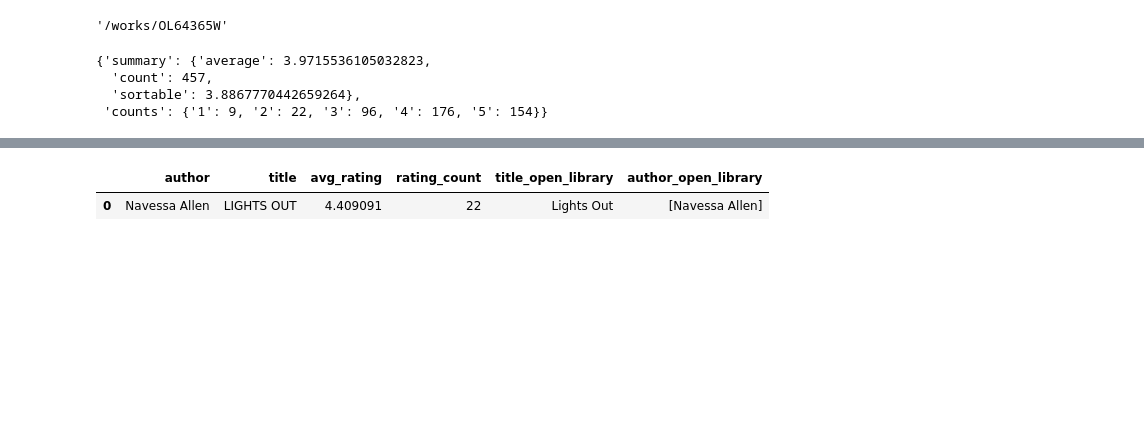
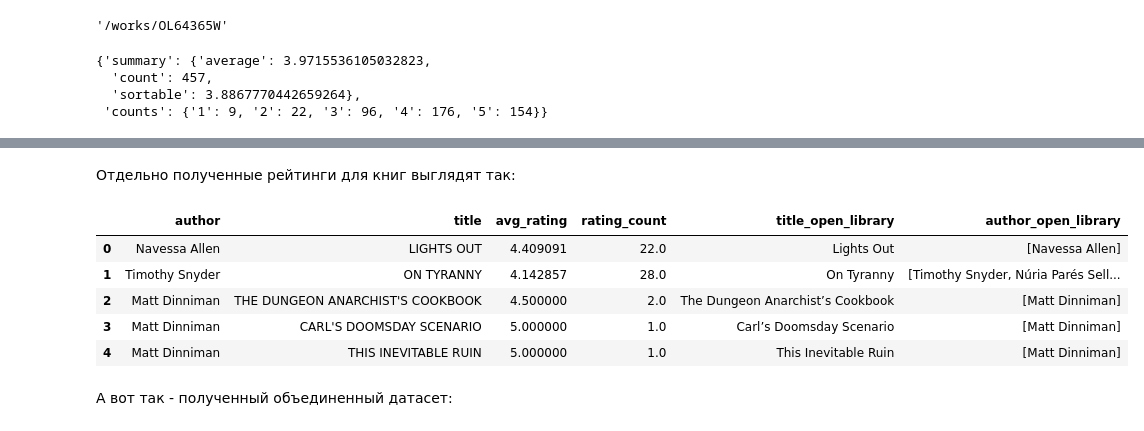
Before and after one commit to maxim-safonov/gp_2, a Jupyter notebook: open-library.ipynb, the cells around one changed output, grey strips where cells are left out. Drawn from its saved outputs; the diff is of its cells as text; code cells hidden in the pictures; blank space fills up the shorter version.

```diff
--- a/open-library.ipynb
+++ b/open-library.ipynb
@@ -78,20 +82,24 @@ def get_ratings(title, author, user='Korney Sanochkin', email='sanochkin@yandex.
     headers = {'User-Agent': f'{user} ({email})', 'accept': 'application/json'}
     params = {'title': title, 'author': author, 'fields': 'author_name,title,key', 'limit': 1}
 
-    try:
-        page = requests.get(url, params=params, headers=headers).json()
-        time.sleep(1)
-        key = page['docs'][0]['key']
-        real_title = page['docs'][0]['title']
-        real_author = page['docs'][0]['author_name']
-        logger.info(f'Книга {title} найдена на open-library')
-        ratings = requests.get(f"https://openlibrary.org{key}/ratings.json").json()
-        avg_rating = ratings['summary']['average']
-        rating_count = ratings['summary']['count']
-        logger.info(f'Рейтинги к книге {title} найдены')
-        res = {'avg_rating': avg_rating, 'rating_count': rating_count, 'real_title': real_title, 'real_author': real_author}
-        return res
-    except Exception as e:
-        logger.exception(e)
-        return None
+    for i in range(3):
+        try:
+            time.sleep(2)
+            page = requests.get(url, params=params, headers=headers).json()
+            key = page['docs'][0]['key']
+            real_title = page['docs'][0]['title']
+            real_author = page['docs'][0]['author_name']
+            logger.info(f'Книга {title} найдена на open-library')
+            ratings = requests.get(f"https://openlibrary.org{key}/ratings.json").json()
+            avg_rating = ratings['summary']['average']
+            rating_count = ratings['summary']['count']
+            logger.info(f'Рейтинги к книге {title} найдены')
+            res = {'avg_rating': avg_rating, 'rating_count': rating_count, 'real_title': real_title, 'real_author': real_author}
+            return res
+        except Exception as e:
+            logger.exception(f'Попытка загрузить книгу {title} №{i+1}: {type(e).__name__}, ', exc_info=False)
+            time.sleep(2)
+            if i == 2:
+                logger.warning(f'Загрузить книгу {title} не получилось')
+                return None
 # %% [markdown]
@@ -105,7 +114,7 @@ email = input()
 # %%
 
 ratings = {'author': [], 'title': [], 'avg_rating': [], 'rating_count': [], 'title_open_library': [], 'author_open_library': []}
-for i, row in df_prepared.iloc[start:end].iterrows():
+for i, row in tqdm(df_prepared.iloc[start:end].iterrows()):
     time.sleep(2)
     title, author = row['title'], row['author']
     ratings['title'].append(title)
@@ -126,3 +135,8 @@ for i, row in df_prepared.iloc[start:end].iterrows():
     ratings['rating_count'].append(rating_count)
     ratings['title_open_library'].append(real_title)
     ratings['author_open_library'].append(real_author)
+
+    if i%20 == 0:
+        open_library_df = pd.DataFrame(ratings)
+        merged_df = pd.merge(df_prepared[start:end], open_library_df, on=['author', 'title'], how='left')
+        merged_df.to_csv('open_library_x_nyt.csv')
@@ -131,5 +155,0 @@ open_library_df = pd.DataFrame(ratings)
-# %%
-open_library_df
-# %% [output]
-|  | author | title | avg_rating | rating_count | title_open_library | author_open_library |
-| 0 | Navessa Allen | LIGHTS OUT | 4.409091 | 22 | Lights Out | [Navessa Allen] |
@@ -137,0 +156,2 @@ merged_df = pd.merge(df_prepared, open_library_df, on=['author', 'title'], how='
+# %% [markdown]
+Отдельно полученные рейтинги для книг выглядят так:
@@ -137,0 +160,11 @@ merged_df = pd.merge(df_prepared, open_library_df, on=['author', 'title'], how='
+# %%
+open_library_df.head()
+# %% [output]
+|  | author | title | avg_rating | rating_count | title_open_library | author_open_library |
+| 0 | Navessa Allen | LIGHTS OUT | 4.409091 | 22.0 | Lights Out | [Navessa Allen] |
+| 1 | Timothy Snyder | ON TYRANNY | 4.142857 | 28.0 | On Tyranny | [Timothy Snyder, Núria Parés Sell... |
+| 2 | Matt Dinniman | THE DUNGEON ANARCHIST'S COOKBOOK | 4.500000 | 2.0 | The Dungeon Anarchist’s Cookbook | [Matt Dinniman] |
+| 3 | Matt Dinniman | CARL'S DOOMSDAY SCENARIO | 5.000000 | 1.0 | Carl’s Doomsday Scenario | [Matt Dinniman] |
+| 4 | Matt Dinniman | THIS INEVITABLE RUIN | 5.000000 | 1.0 | This Inevitable Ruin | [Matt Dinniman] |
+# %% [markdown]
+А вот так - полученный объединенный датасет:
```
Also changed, not shown: parts of 15 cells of this notebook, 1 other file.
